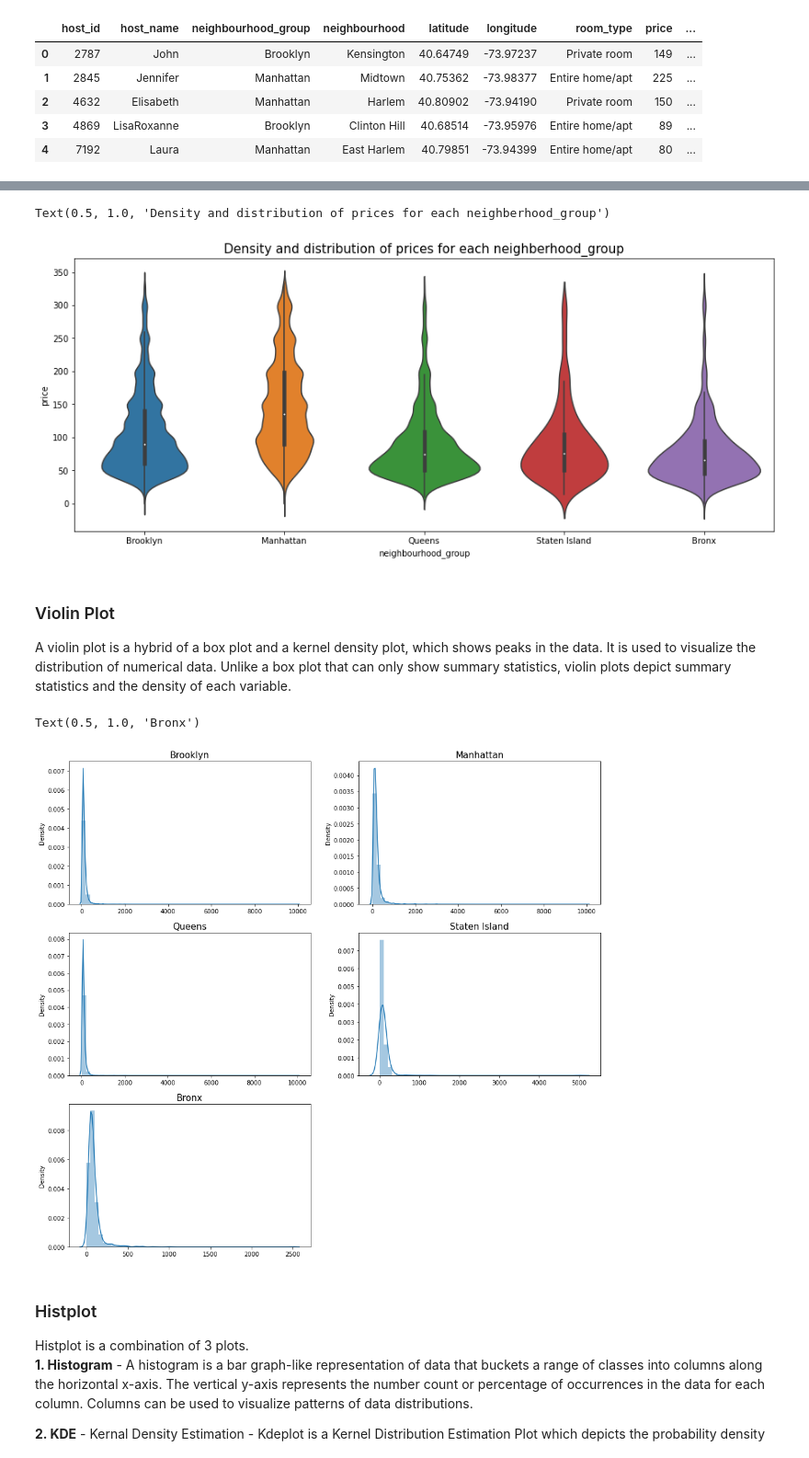
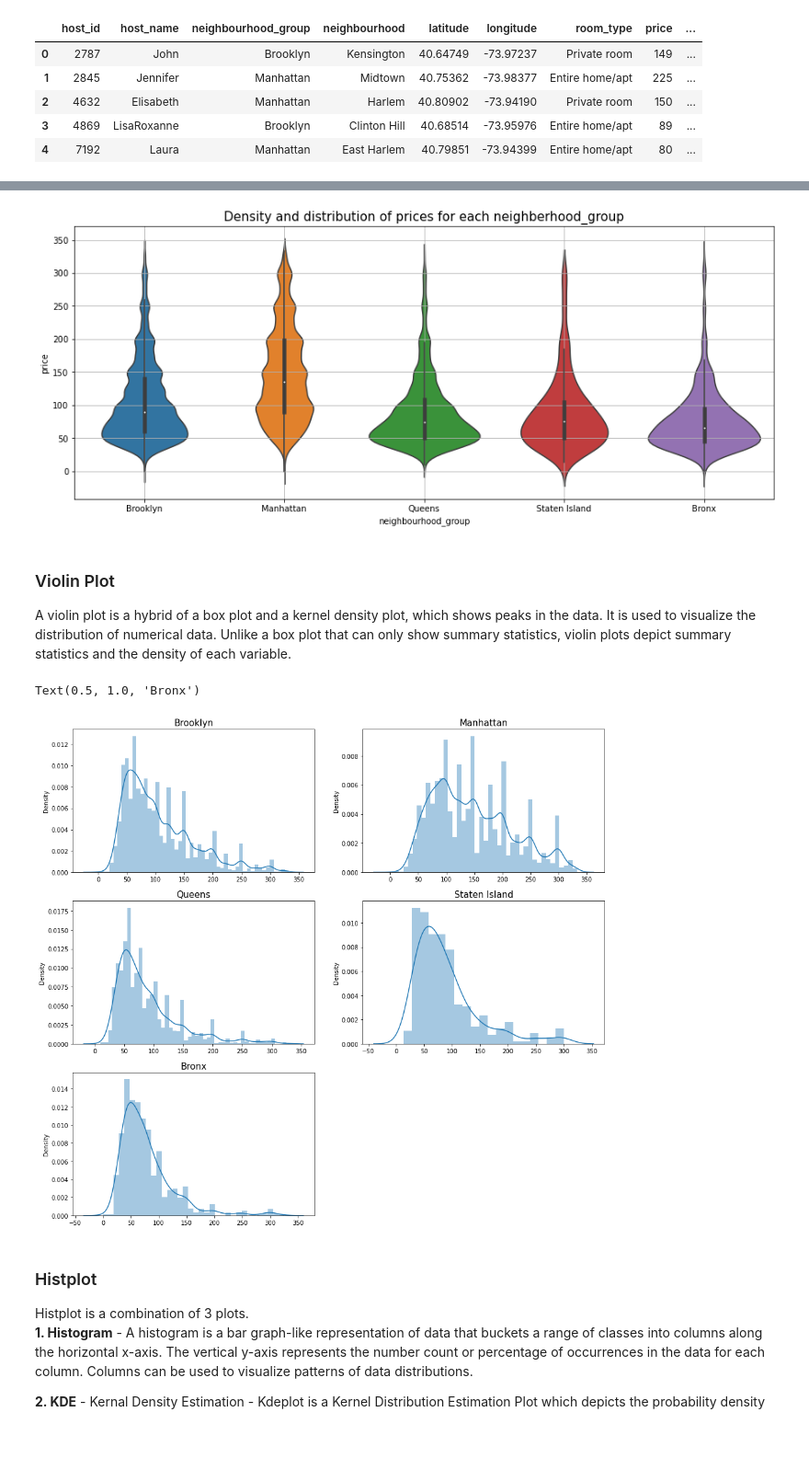
Before and after one commit to rahulinchal/Airbnb-NYC-2019, a Jupyter notebook: Airbnb NYC 2019.ipynb, the cells around one changed output, grey strips where cells are left out. Shown at 92% size. Drawn from its saved outputs; the diff is of its cells as text; code cells hidden in the pictures.

```diff
--- a/Airbnb NYC 2019.ipynb
+++ b/Airbnb NYC 2019.ipynb
@@ -408,43 +420,43 @@ df.groupby(['neighbourhood_group'])['price'].describe().T.reset_index()
 # %%
 plt.figure(figsize = (15,6))
-sns.violinplot(data = df, x = df_new['neighbourhood_group'], y = df_new['price'])
+sns.violinplot(data = df_new, x = df_new['neighbourhood_group'], y = df_new['price'])
 plt.title('Density and distribution of prices for each neighberhood_group', fontsize = 15)
+plt.grid()
 # %% [output]
-Text(0.5, 1.0, 'Density and distribution of prices for each neighberhood_group')
-[figure, old version]
+[figure, new version]
 # %% [markdown]
 ### Violin Plot
 A violin plot is a hybrid of a box plot and a kernel density plot, which shows peaks in the data. It is used to visualize the distribution of numerical data. Unlike a box plot that can only show summary statistics, violin plots depict summary statistics and the density of each variable.
 # %%
 plt.figure(figsize = (16,15))
 
 plt.subplot(3,2,1)
-n1 = df[df['neighbourhood_group'] == 'Brooklyn']
+n1 = df_new[df_new['neighbourhood_group'] == 'Brooklyn']
 sns.distplot(x = n1['price'])
 plt.title("Brooklyn", fontsize = 15)
 
 plt.subplot(3,2,2)
-n2 = df[df['neighbourhood_group'] == 'Manhattan']
+n2 = df_new[df_new['neighbourhood_group'] == 'Manhattan']
 sns.distplot(x = n2['price'])
 plt.title("Manhattan", fontsize = 15)
 
 plt.subplot(3,2,3)
-n3 = df[df['neighbourhood_group'] == 'Queens']
+n3 = df_new[df_new['neighbourhood_group'] == 'Queens']
 sns.distplot(x = n3['price'])
 plt.title("Queens", fontsize = 15)
 
 plt.subplot(3,2,4)
-n4 = df[df['neighbourhood_group'] == 'Staten Island']
+n4 = df_new[df_new['neighbourhood_group'] == 'Staten Island']
 sns.distplot(x = n4['price'])
 plt.title("Staten Island", fontsize = 15)
 
 plt.subplot(3,2,5)
-n5 = df[df['neighbourhood_group'] == 'Bronx']
+n5 = df_new[df_new['neighbourhood_group'] == 'Bronx']
 sns.distplot(x = n5['price'])
 plt.title("Bronx", fontsize = 15)
 # %% [output]
 Text(0.5, 1.0, 'Bronx')
-[figure, old version]
+[figure, new version]
 # %% [markdown]
 ### Histplot
 Histplot is a combination of 3 plots. <br>
```
Also changed, not shown: parts of 6 cells of this notebook.
